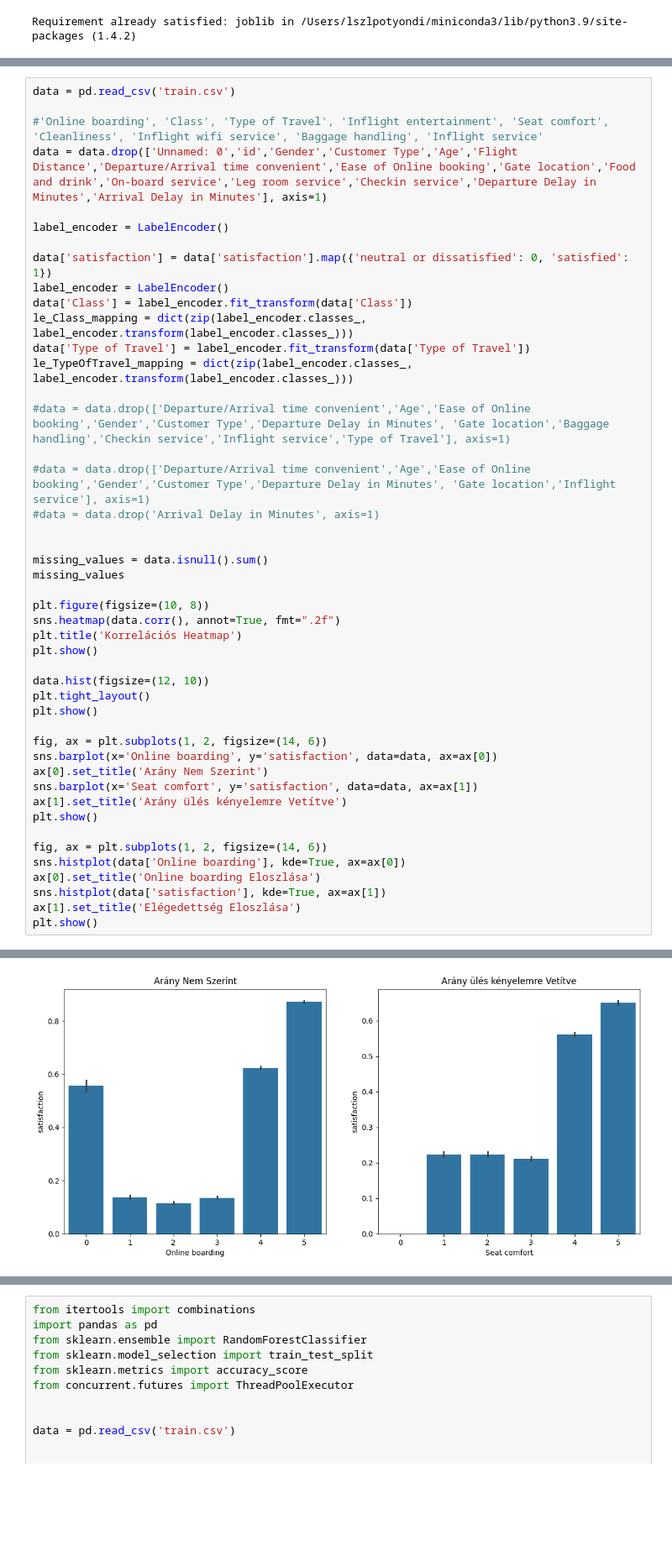
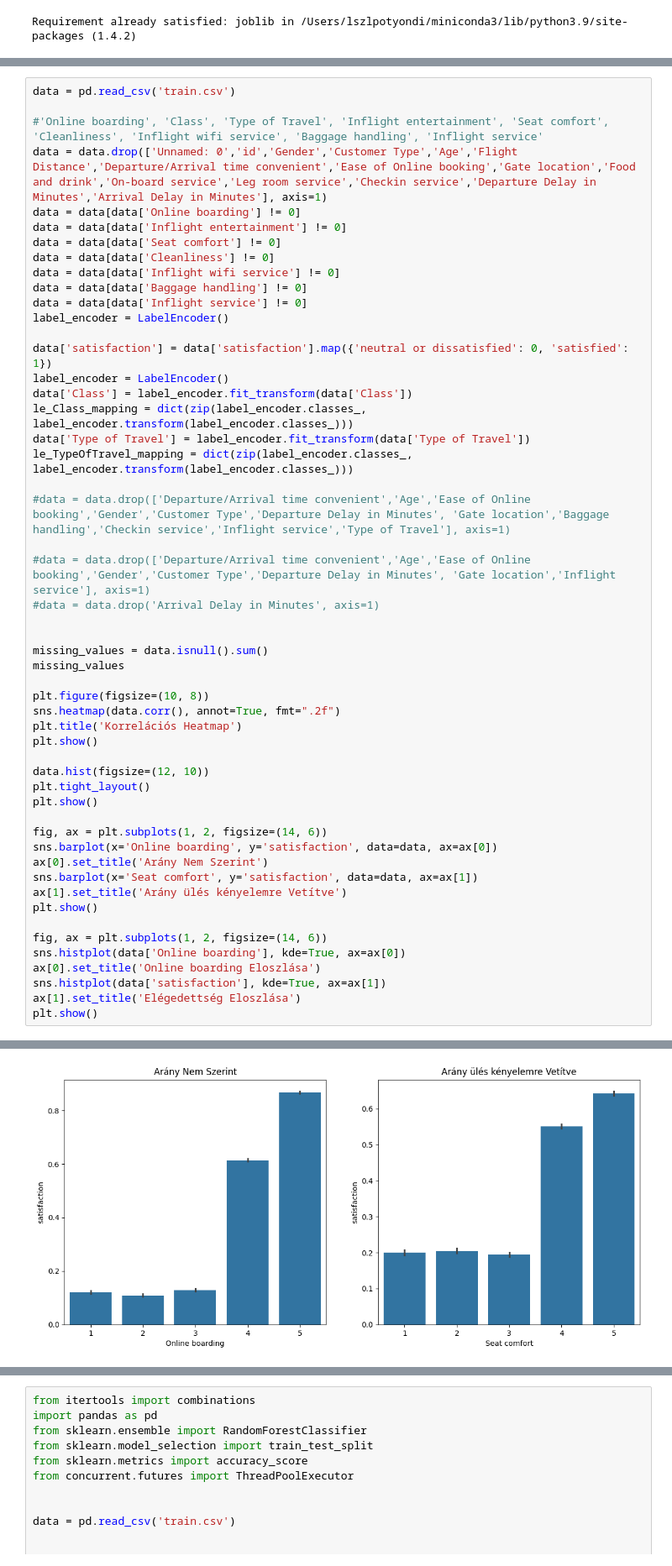
Before and after one commit to lszlpotyondi/Airline-satisfaction-webapp, a Jupyter notebook: Satisfaction.ipynb, the cells around one changed output, grey strips where cells are left out. Shown at 84% size. Drawn from its saved outputs; the diff is of its cells as text; blank space fills up the shorter version.

```diff
--- a/Satisfaction.ipynb
+++ b/Satisfaction.ipynb
@@ -88,7 +88,13 @@ data = pd.read_csv('train.csv')
 
 #'Online boarding', 'Class', 'Type of Travel', 'Inflight entertainment', 'Seat comfort', 'Cleanliness', 'Inflight wifi service', 'Baggage handling', 'Inflight service'
 data = data.drop(['Unnamed: 0','id','Gender','Customer Type','Age','Flight Distance','Departure/Arrival time convenient','Ease of Online booking','Gate location','Food and drink','On-board service','Leg room service','Checkin service','Departure Delay in Minutes','Arrival Delay in Minutes'], axis=1)
-
+data = data[data['Online boarding'] != 0]
+data = data[data['Inflight entertainment'] != 0]
+data = data[data['Seat comfort'] != 0]
+data = data[data['Cleanliness'] != 0]
+data = data[data['Inflight wifi service'] != 0]
+data = data[data['Baggage handling'] != 0]
+data = data[data['Inflight service'] != 0]
 label_encoder = LabelEncoder()
 
 data['satisfaction'] = data['satisfaction'].map({'neutral or dissatisfied': 0, 'satisfied': 1})
@@ -135 +141 @@ plt.show()
-[figure, old version]
+[figure, new version]
```
Also changed, not shown: parts of 14 cells of this notebook, 1 other file.
